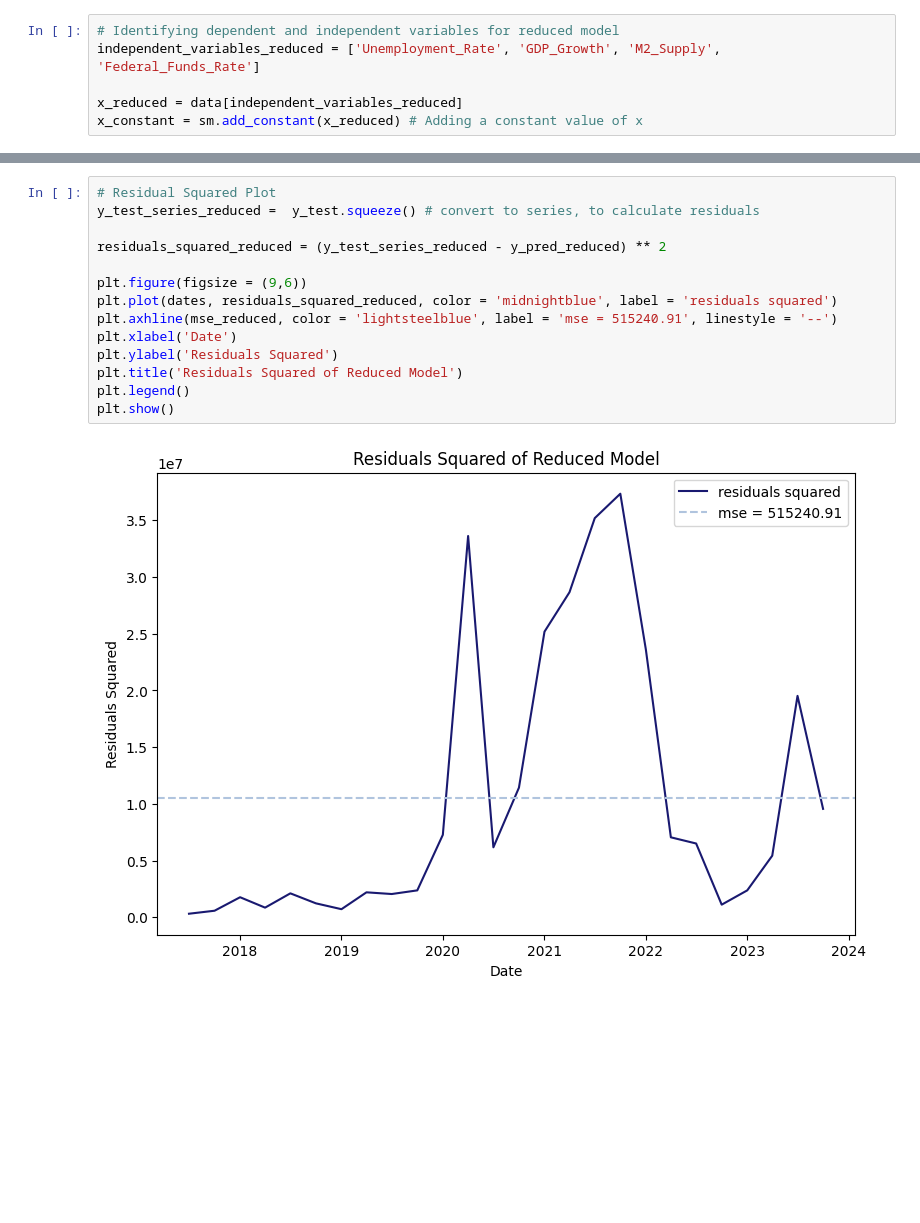
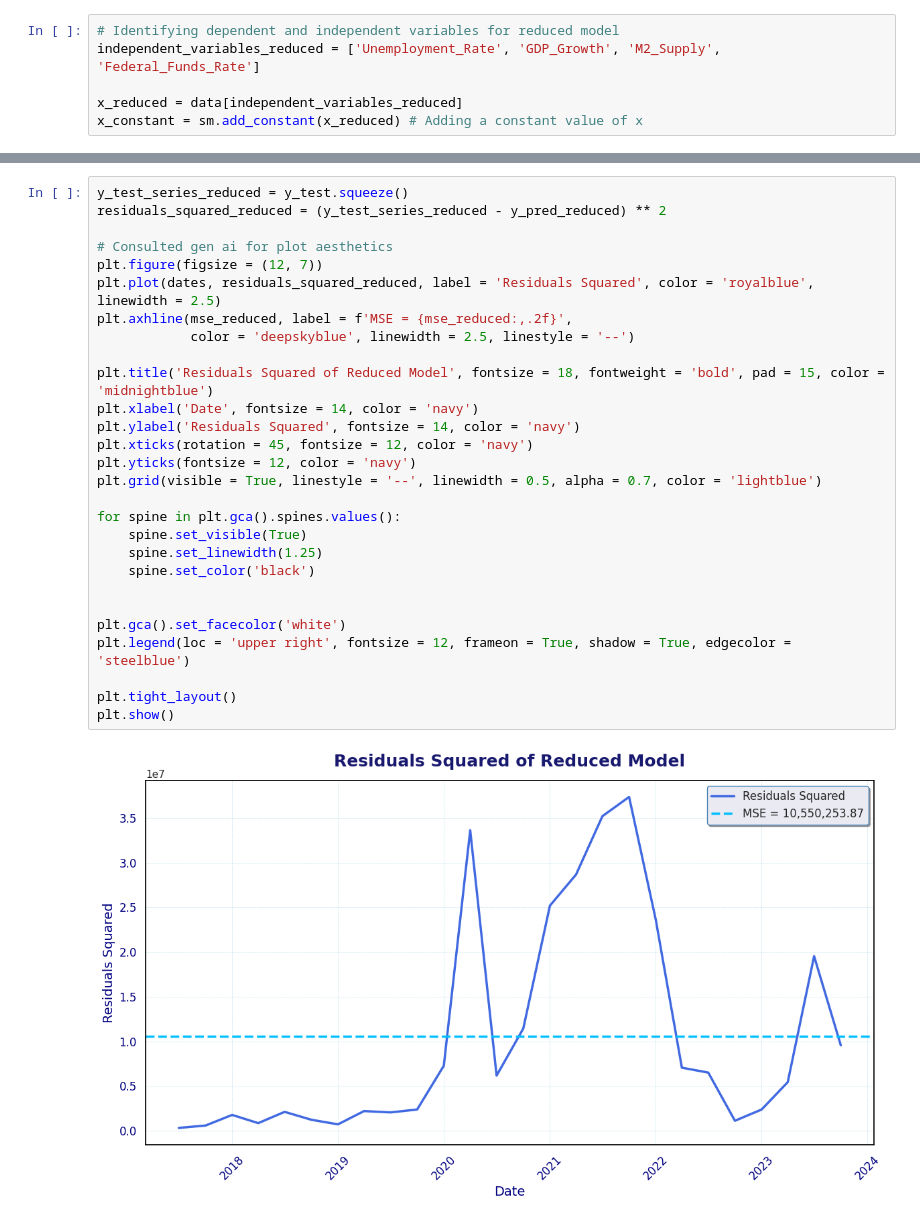
Before and after one commit to allarde2/Macroeconomic-Factors-Stock-Maket-Performance-CMSE-202-final-project-, a Jupyter notebook: multiple/Nasdaq Multiple.ipynb, the cells around one changed output, grey strips where cells are left out. Saved outputs shown, nothing was run; the diff lists cells and outputs as text; blank space fills up the shorter version.

```diff
--- a/multiple/Nasdaq Multiple.ipynb
+++ b/multiple/Nasdaq Multiple.ipynb
@@ -177,17 +254,31 @@ The model did a decent job at predicting the trend of Nasdaw but issues with mag
 # %%
-# Residual Squared Plot
-y_test_series_reduced =  y_test.squeeze() # convert to series, to calculate residuals
-
+y_test_series_reduced = y_test.squeeze()
 residuals_squared_reduced = (y_test_series_reduced - y_pred_reduced) ** 2
 
-plt.figure(figsize = (9,6))
-plt.plot(dates, residuals_squared_reduced, color = 'midnightblue', label = 'residuals squared')
-plt.axhline(mse_reduced, color = 'lightsteelblue', label = 'mse = 515240.91', linestyle = '--')
-plt.xlabel('Date')
-plt.ylabel('Residuals Squared')
-plt.title('Residuals Squared of Reduced Model')
-plt.legend()
+# Consulted gen ai for plot aesthetics
+plt.figure(figsize = (12, 7))
+plt.plot(dates, residuals_squared_reduced, label = 'Residuals Squared', color = 'royalblue', linewidth = 2.5)
+plt.axhline(mse_reduced, label = f'MSE = {mse_reduced:,.2f}',
+            color = 'deepskyblue', linewidth = 2.5, linestyle = '--')
+
+plt.title('Residuals Squared of Reduced Model', fontsize = 18, fontweight = 'bold', pad = 15, color = 'midnightblue')
+plt.xlabel('Date', fontsize = 14, color = 'navy')
+plt.ylabel('Residuals Squared', fontsize = 14, color = 'navy')
+plt.xticks(rotation = 45, fontsize = 12, color = 'navy')
+plt.yticks(fontsize = 12, color = 'navy')
+plt.grid(visible = True, linestyle = '--', linewidth = 0.5, alpha = 0.7, color = 'lightblue')
+
+for spine in plt.gca().spines.values():
+    spine.set_visible(True)
+    spine.set_linewidth(1.25)
+    spine.set_color('black')
+
+
+plt.gca().set_facecolor('white')
+plt.legend(loc = 'upper right', fontsize = 12, frameon = True, shadow = True, edgecolor = 'steelblue')
+
+plt.tight_layout()
 plt.show()
 # %% [output]
-[figure, old version]
+[figure, new version]
 # %% [markdown]
```
Also changed, not shown: parts of 17 cells of this notebook, 3 other files.
